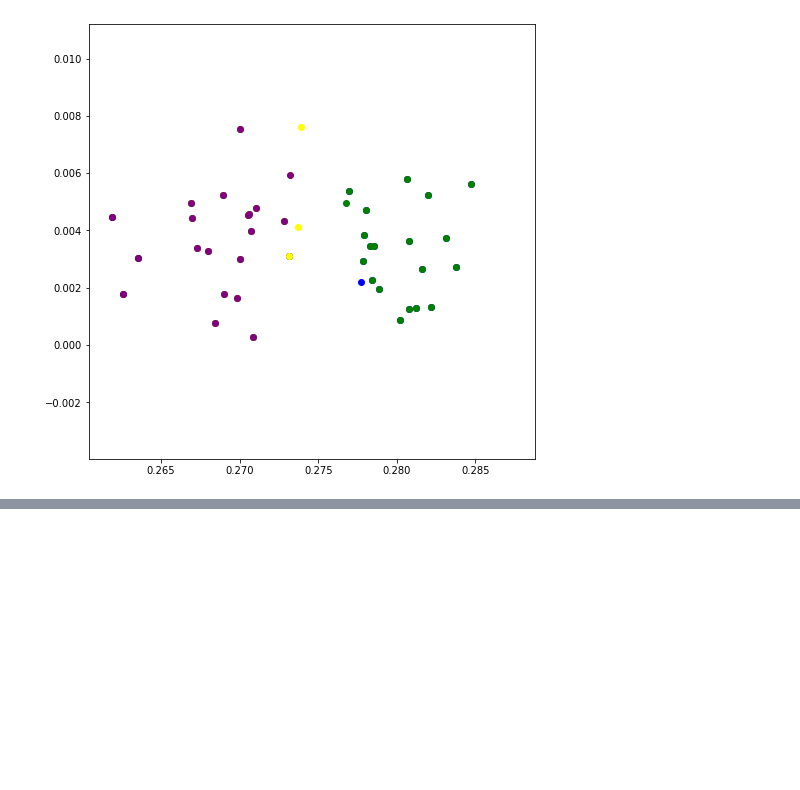
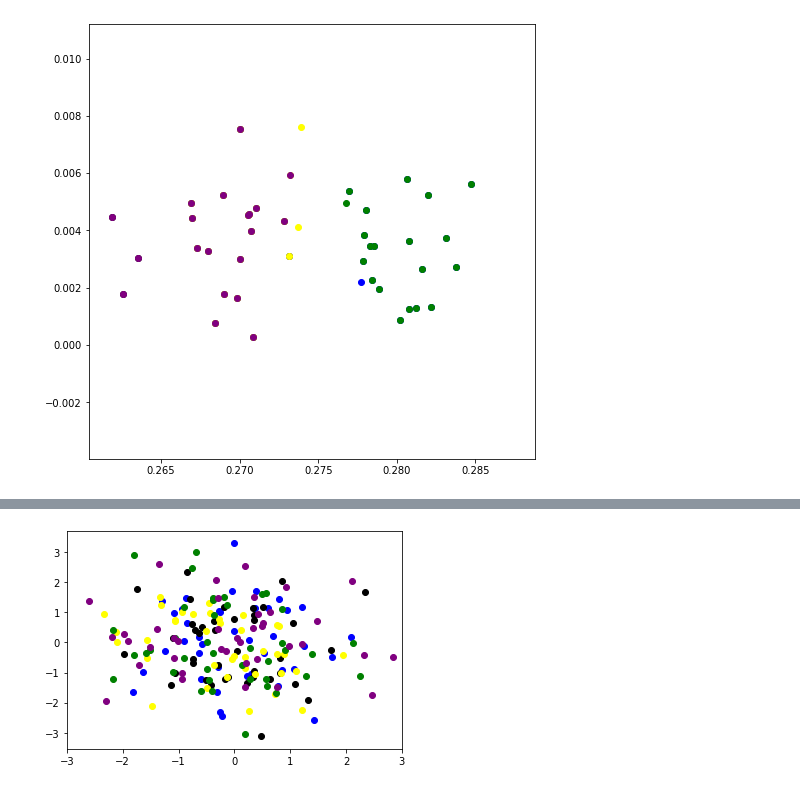
Before and after one commit to harryhht08/498P, a Jupyter notebook: Kmedoids/Untitled.ipynb, the cells around one changed output, grey strips where cells are left out. Cells and saved outputs as stored; diff of their text form; code cells hidden in the pictures; blank space fills up the shorter version.

```diff
--- a/Kmedoids/Untitled.ipynb
+++ b/Kmedoids/Untitled.ipynb
@@ -140,0 +148,3 @@ plt.show()
+# %%
+df = pd.read_csv('mushroom-attributions-200-samples.csv')
+df.columns[1]
@@ -140,0 +174,15 @@ plt.show()
+# %%
+from sklearn.preprocessing import StandardScaler
+features = df.columns
+# Separating out the features
+x = df.loc[:, features].values
+# Separating out the target
+
+# Standardizing the features
+x = StandardScaler().fit_transform(x)
+# %%
+from sklearn.decomposition import PCA
+pca = PCA(n_components=2)
+principalComponents = pca.fit_transform(x)
+principalDf = pd.DataFrame(data = principalComponents
+             , columns = ['principal component 1', 'principal component 2'])
@@ -140,0 +210,16 @@ plt.show()
+# %%
+colors = ['blue','black','yellow','green','purple']
+plt.xlim(-3,3)
+for i in range(200):
+    if i < 40:
+        plt.scatter(principalDf.loc[i][0], principalDf.loc[i][1], c=colors[0])
+    elif i < 80:
+        plt.scatter(principalDf.loc[i][0], principalDf.loc[i][1], c=colors[1])
+    elif i < 120:
+        plt.scatter(principalDf.loc[i][0], principalDf.loc[i][1], c=colors[2])
+    elif i < 160:
+        plt.scatter(principalDf.loc[i][0], principalDf.loc[i][1], c=colors[3])
+    else:
+        plt.scatter(principalDf.loc[i][0], principalDf.loc[i][1], c=colors[4])
+# %% [output]
+[figure, added]
```
Also changed, not shown: parts of 8 cells of this notebook, 2 other files.
